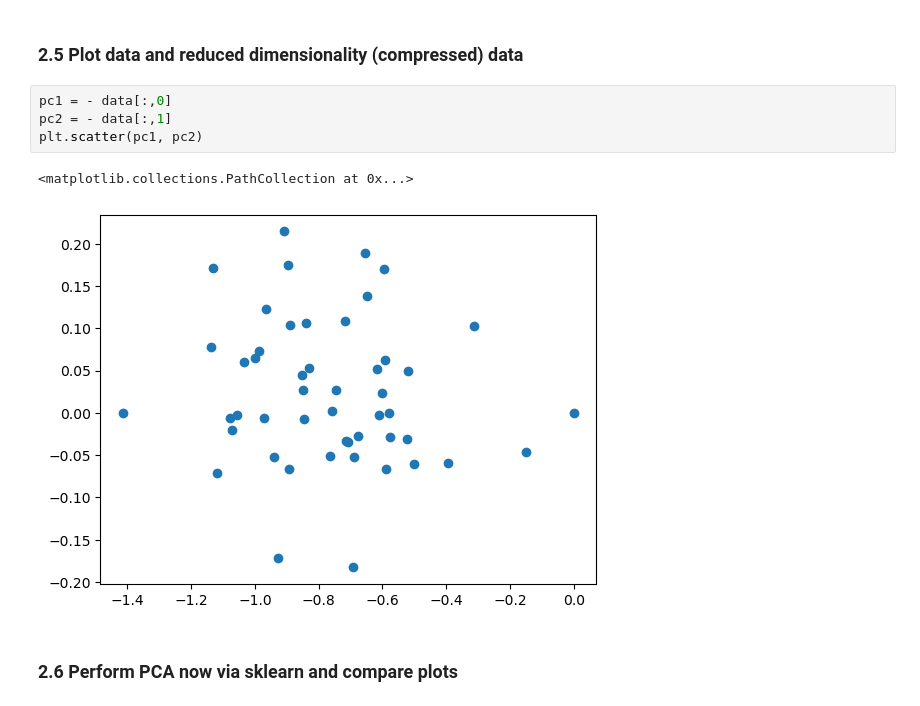
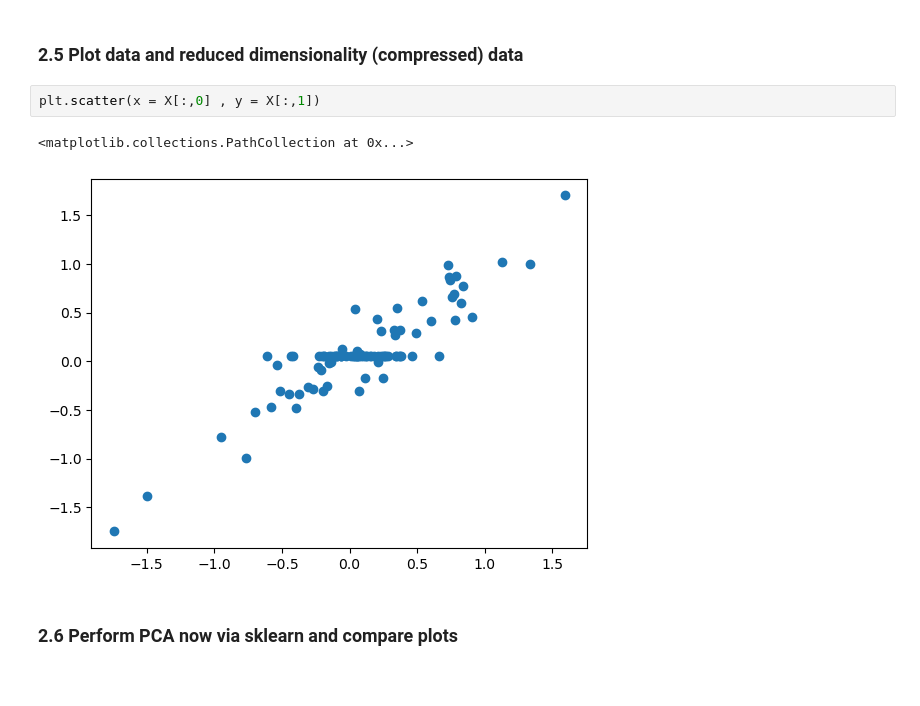
Before and after one commit to Oscilous/SDU-IML, a Jupyter notebook: 4. PCA and DBSCAN/Exercise_4.ipynb, the cells around one changed output. Drawn from its saved outputs; the diff is of its cells as text.

```diff
--- a/4. PCA and DBSCAN/Exercise_4.ipynb
+++ b/4. PCA and DBSCAN/Exercise_4.ipynb
@@ -173,12 +195,10 @@ plt.scatter(data_inverse[: ,0] , data_inverse[: ,1])
 # %% [markdown]
 ### 2.5 Plot data and reduced dimensionality (compressed) data
 # %%
-pc1 = - data[:,0]
-pc2 = - data[:,1]
-plt.scatter(pc1, pc2)
+plt.scatter(x = X[:,0] , y = X[:,1])
 # %% [output]
 <matplotlib.collections.PathCollection at 0x...>
-[figure, old version]
+[figure, new version]
 # %% [markdown]
 ### 2.6 Perform PCA now via sklearn and compare plots
 # %%
```
Also changed, not shown: parts of 6 cells of this notebook, 2 other files.
